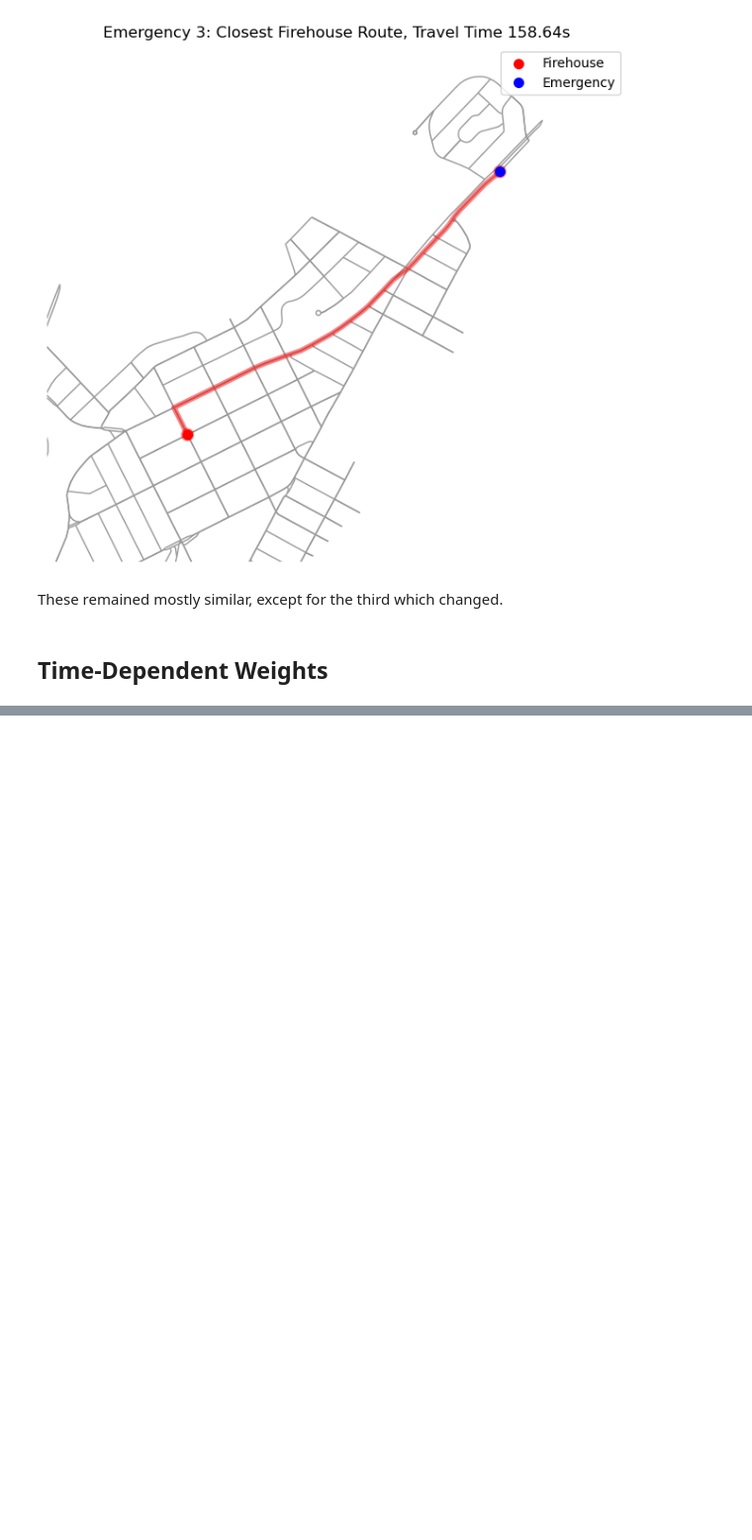
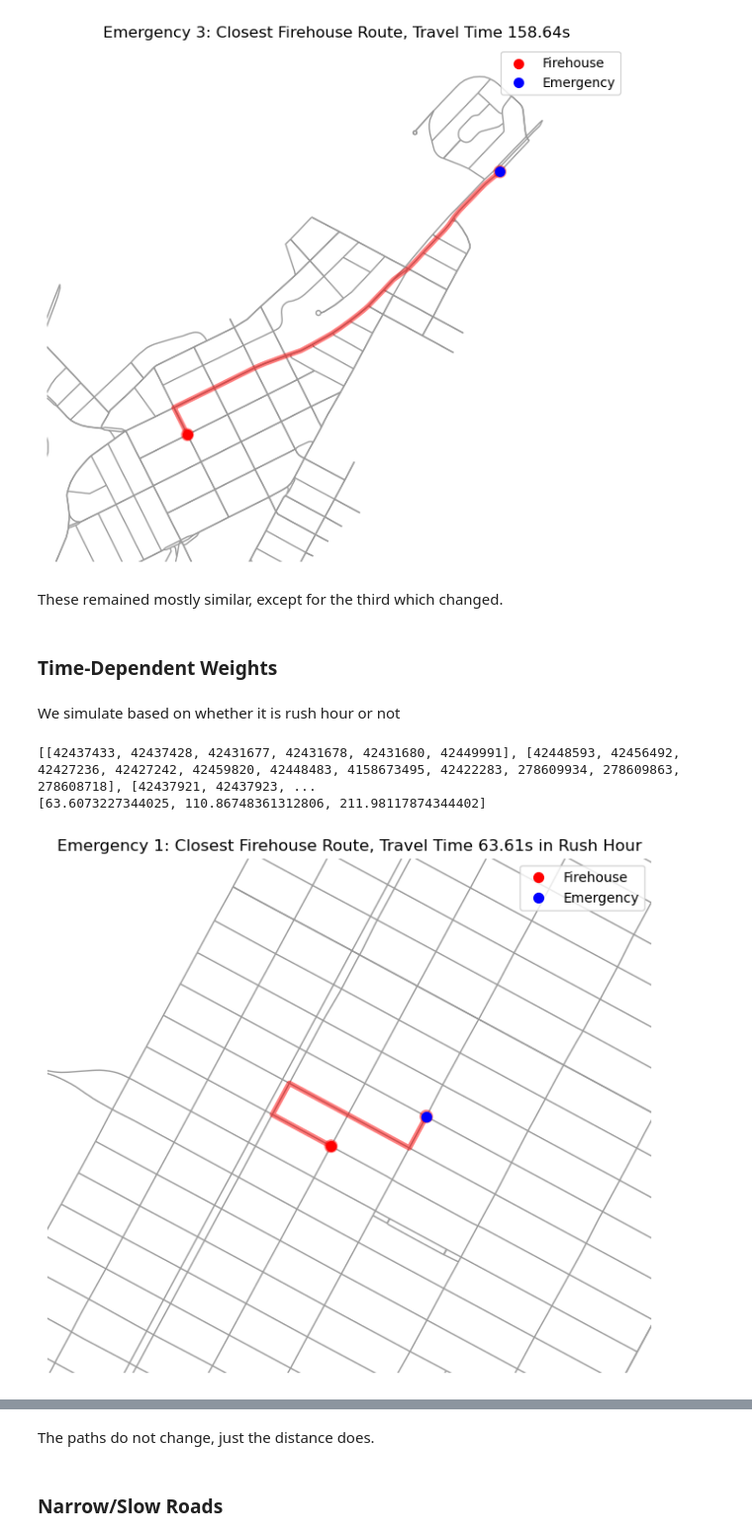
Before and after one commit to margheritatonon/Optimization-II-Project, a Jupyter notebook: dataloading.ipynb, the cells around one changed output, grey strips where cells are left out. Shown at 99% size. Saved outputs shown, nothing was run; the diff lists cells and outputs as text; code cells hidden in the pictures; blank space fills up the shorter version.

Commit message:
changed path lengths based on whether it was rush hour or not.

```diff
--- a/dataloading.ipynb
+++ b/dataloading.ipynb
@@ -328,4 +328,78 @@ for idx, time_paths in enumerate(time_paths):
 # %% [markdown]
 These remained mostly similar, except for the third which changed.
 # %% [markdown]
-## Time-Dependent Weights
+### Time-Dependent Weights
+# %% [markdown]
+We simulate based on whether it is rush hour or not
+# %%
+rush_hour = True
+
+for u, v, k, data in G_proj.edges(keys=True, data=True):
+    if data['highway'] in ['primary', 'secondary'] and rush_hour:
+        data['travel_time'] *= 1.5  # simulate congestion
+# %%
+time_paths = []
+time_distances = []
+for emergency in emergency_nodes:
+    min_distance = float("inf")
+    closest_firehouse = None
+    best_path = None
+    for firehouse in firehouse_nodes:
+        try:
+            distance, path = nx.single_source_dijkstra(G_proj, source = firehouse, target=emergency, weight = "travel_time") #specifies using dijkstras alg
+            if distance < min_distance:
+                min_distance = distance
+                closest_firehouse = firehouse
+                best_path = path
+        except nx.NetworkXNoPath: #if there is no path, continue looking
+            continue
+
+    if best_path is not None:
+        time_paths.append(best_path)
+    if min_distance is not float("inf"):
+        time_distances.append(min_distance)
+
+print(time_paths)
+print(time_distances)
+
+node_positions = {node: (data['x'], data['y']) for node, data in G_proj.nodes(data=True)}
+
+for idx, time_paths in enumerate(time_paths):
+    emergency_node = time_paths[-1]
+    firehouse_node = time_paths[0]
+
+    path_x = [node_positions[n][0] for n in time_paths]
+    path_y = [node_positions[n][1] for n in time_paths]
+
+    margin = 500
+    minx, maxx = min(path_x) - margin, max(path_x) + margin
+    miny, maxy = min(path_y) - margin, max(path_y) + margin
+
+    fig, ax = ox.plot_graph_routes(
+        G_proj,
+        routes=[time_paths],
+        route_color='blue',
+        route_linewidth=2,
+        node_size=0,
+        bgcolor='white',
+        show=False,
+        close=False
+    )
+    ax.scatter(node_positions[firehouse_node][0], node_positions[firehouse_node][1],
+               c='red', s=50, zorder=3, label='Firehouse')
+    ax.scatter(node_positions[emergency_node][0], node_positions[emergency_node][1],
+               c='blue', s=50, zorder=3, label='Emergency')
+
+    ax.set_xlim(minx, maxx)
+    ax.set_ylim(miny, maxy)
+
+    if rush_hour:
+        ax.set_title(f"Emergency {idx+1}: Closest Firehouse Route, Travel Time {round(time_distances[idx], 2)}s in Rush Hour")
+    else:
+        ax.set_title(f"Emergency {idx+1}: Closest Firehouse Route, Travel Time {round(time_distances[idx], 2)}s")
+    ax.legend()
+    plt.show()
+# %% [output]
+[[42437433, 42437428, 42431677, 42431678, 42431680, 42449991], [42448593, 42456492, 42427236, 42427242, 42459820, 42448483, 4158673495, 42422283, 278609934, 278609863, 278608718], [42437921, 42437923, ...
+[63.6073227344025, 110.86748361312806, 211.98117874344402]
+[figure, added]
@@ -331,0 +408,4 @@ These remained mostly similar, except for the third which changed.
+# %% [markdown]
+The paths do not change, just the distance does.
+# %% [markdown]
+### Narrow/Slow Roads
```
Also changed, not shown: parts of 1 cell of this notebook.
